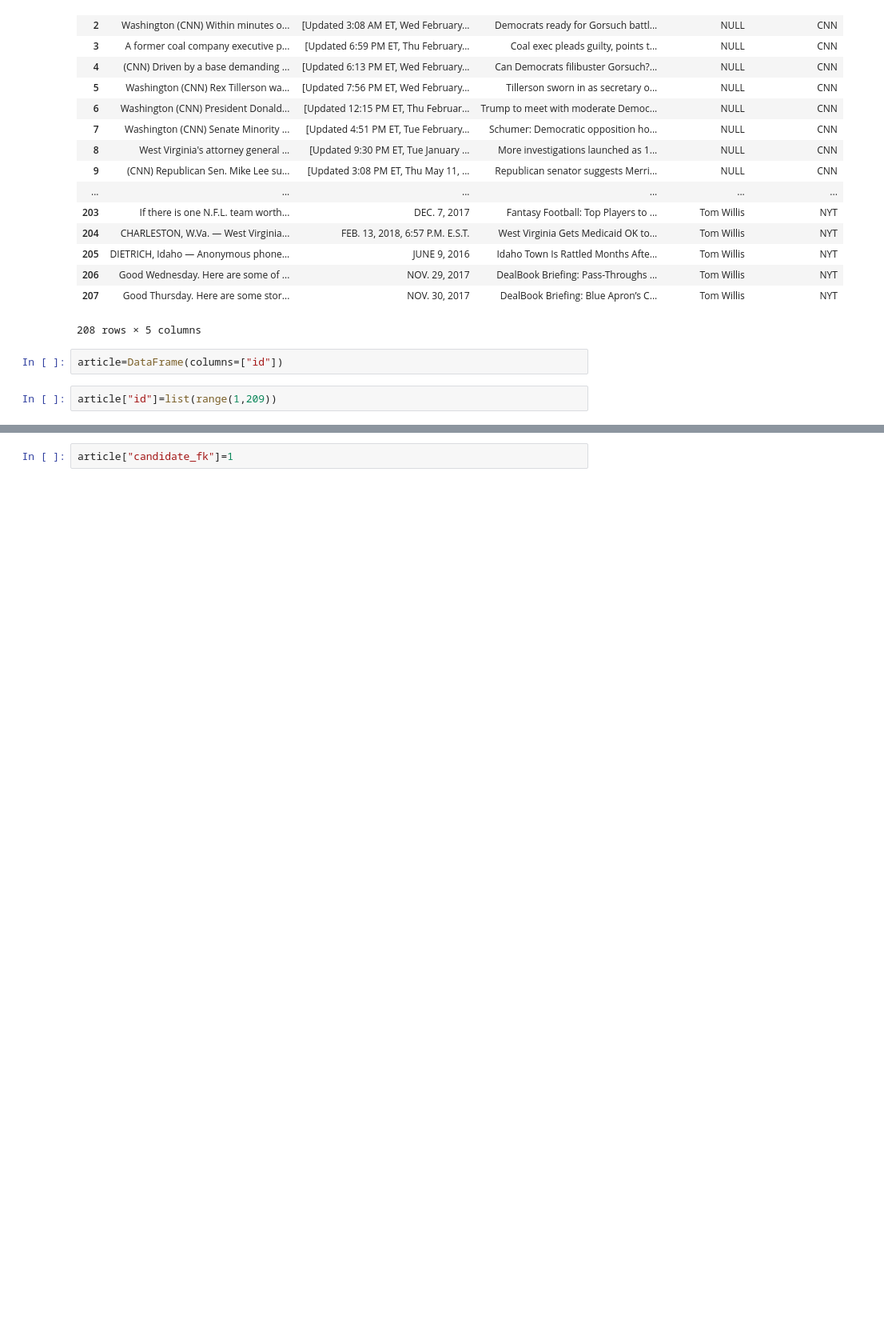
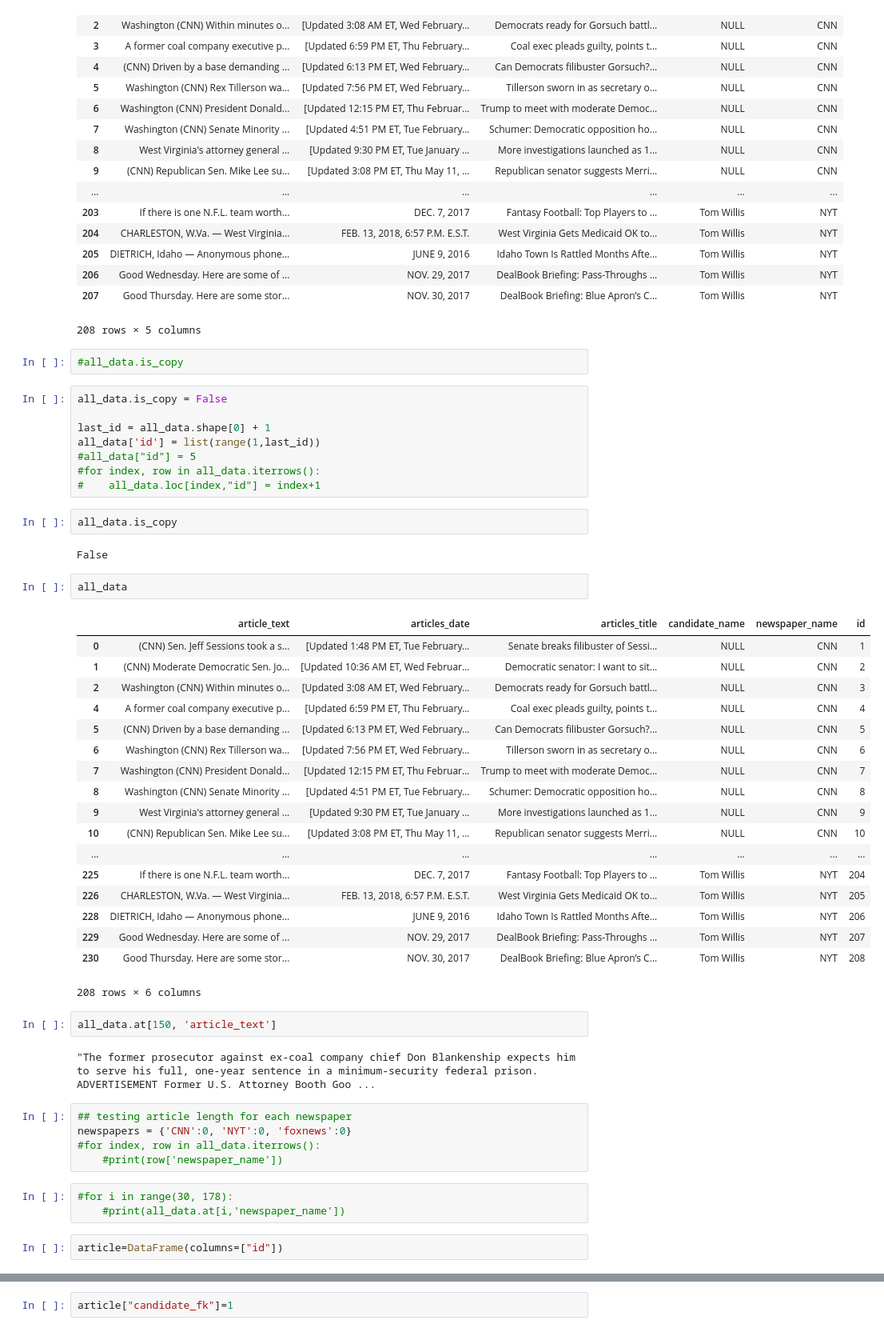
Before and after one commit to mslovett21/Bad_Press, a Jupyter notebook: Database/database.ipynb, the cells around one changed output, grey strips where cells are left out. Shown at 80% size. Cells and saved outputs as stored; diff of their text form; blank space fills up the shorter version.

```diff
--- a/Database/database.ipynb
+++ b/Database/database.ipynb
@@ -215,7 +231,52 @@ all_data.reset_index(drop=True)
 | 206 | Good Wednesday. Here are some of ... | NOV. 29, 2017 | DealBook Briefing: Pass-Throughs ... | Tom Willis | NYT |
 | 207 | Good Thursday. Here are some stor... | NOV. 30, 2017 | DealBook Briefing: Blue Apron’s C... | Tom Willis | NYT |
 208 rows × 5 columns
+# %%
+#all_data.is_copy
+# %%
+all_data.is_copy = False
+
+last_id = all_data.shape[0] + 1
+all_data['id'] = list(range(1,last_id))
+#all_data["id"] = 5
+#for index, row in all_data.iterrows():
+#    all_data.loc[index,"id"] = index+1
+# %%
+all_data.is_copy
+# %% [output]
+False
+# %%
+all_data
+# %% [output]
+|  | article_text | articles_date | articles_title | candidate_name | newspaper_name | id |
+| 0 | (CNN) Sen. Jeff Sessions took a s... | [Updated 1:48 PM ET, Tue February... | Senate breaks filibuster of Sessi... | NULL | CNN | 1 |
+| 1 | (CNN) Moderate Democratic Sen. Jo... | [Updated 10:36 AM ET, Wed Februar... | Democratic senator: I want to sit... | NULL | CNN | 2 |
+| 2 | Washington (CNN) Within minutes o... | [Updated 3:08 AM ET, Wed February... | Democrats ready for Gorsuch battl... | NULL | CNN | 3 |
+| 4 | A former coal company executive p... | [Updated 6:59 PM ET, Thu February... | Coal exec pleads guilty, points t... | NULL | CNN | 4 |
+| 5 | (CNN) Driven by a base demanding ... | [Updated 6:13 PM ET, Wed February... | Can Democrats filibuster Gorsuch?... | NULL | CNN | 5 |
+| 6 | Washington (CNN) Rex Tillerson wa... | [Updated 7:56 PM ET, Wed February... | Tillerson sworn in as secretary o... | NULL | CNN | 6 |
+| 7 | Washington (CNN) President Donald... | [Updated 12:15 PM ET, Thu Februar... | Trump to meet with moderate Democ... | NULL | CNN | 7 |
+| 8 | Washington (CNN) Senate Minority ... | [Updated 4:51 PM ET, Tue February... | Schumer: Democratic opposition ho... | NULL | CNN | 8 |
+| 9 | West Virginia's attorney general ... | [Updated 9:30 PM ET, Tue January ... | More investigations launched as 1... | NULL | CNN | 9 |
+| 10 | (CNN) Republican Sen. Mike Lee su... | [Updated 3:08 PM ET, Thu May 11, ... | Republican senator suggests Merri... | NULL | CNN | 10 |
+| ... | ... | ... | ... | ... | ... | ... |
+| 225 | If there is one N.F.L. team worth... | DEC. 7, 2017 | Fantasy Football: Top Players to ... | Tom Willis | NYT | 204 |
+| 226 | CHARLESTON, W.Va. — West Virginia... | FEB. 13, 2018, 6:57 P.M. E.S.T. | West Virginia Gets Medicaid OK to... | Tom Willis | NYT | 205 |
+| 228 | DIETRICH, Idaho — Anonymous phone... | JUNE 9, 2016 | Idaho Town Is Rattled Months Afte... | Tom Willis | NYT | 206 |
+| 229 | Good Wednesday. Here are some of ... | NOV. 29, 2017 | DealBook Briefing: Pass-Throughs ... | Tom Willis | NYT | 207 |
+| 230 | Good Thursday. Here are some stor... | NOV. 30, 2017 | DealBook Briefing: Blue Apron’s C... | Tom Willis | NYT | 208 |
+208 rows × 6 columns
+# %%
+all_data.at[150, 'article_text']
+# %% [output]
+"The former prosecutor against ex-coal company chief Don Blankenship expects him to serve his full, one-year sentence in a minimum-security federal prison. ADVERTISEMENT Former U.S. Attorney Booth Goo ...
+# %%
+## testing article length for each newspaper
+newspapers = {'CNN':0, 'NYT':0, 'foxnews':0}
+#for index, row in all_data.iterrows():
+    #print(row['newspaper_name'])
+# %%
+#for i in range(30, 178):
+    #print(all_data.at[i,'newspaper_name'])
 # %%
 article=DataFrame(columns=["id"])
-# %%
-article["id"]=list(range(1,209))
```
Also changed, not shown: parts of 17 cells of this notebook.
